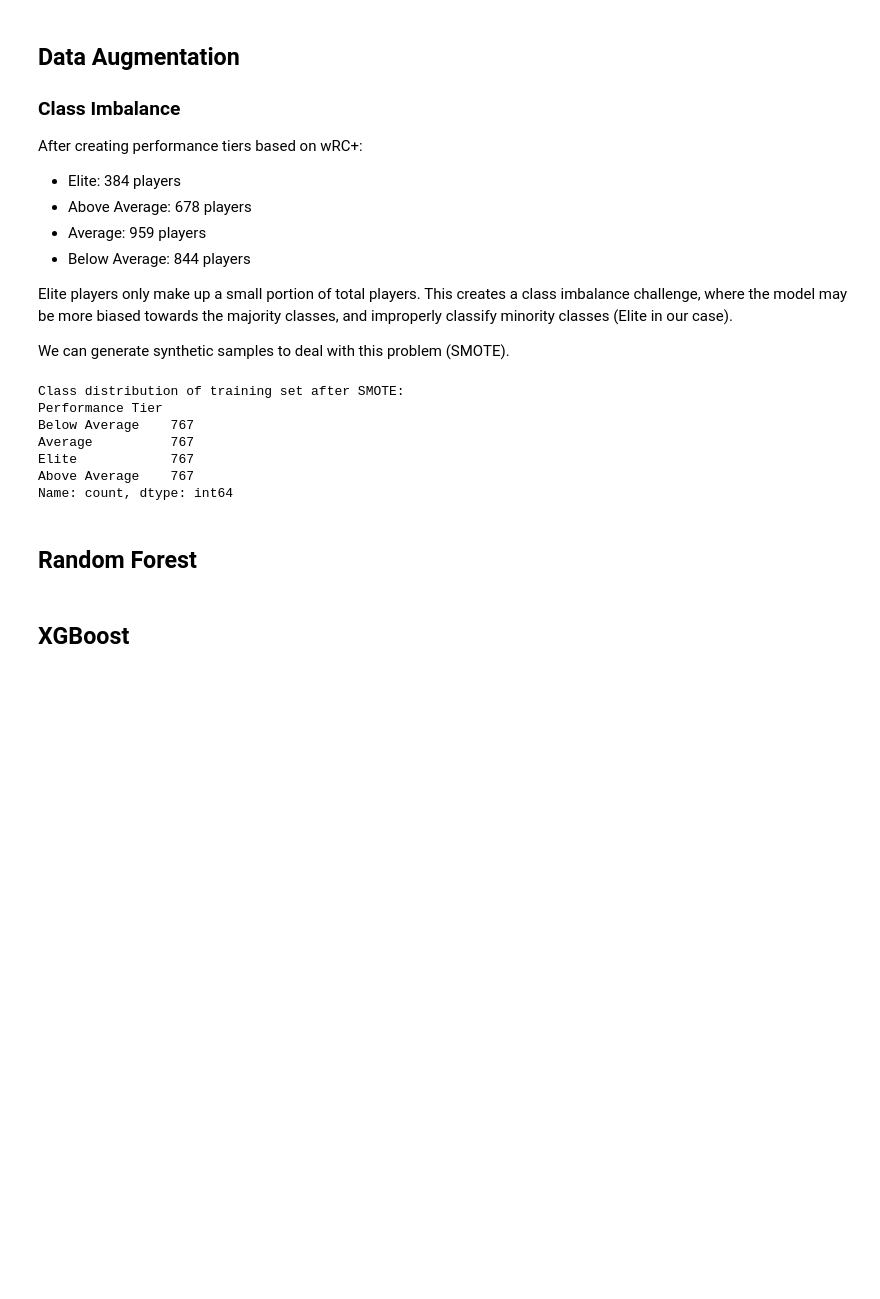
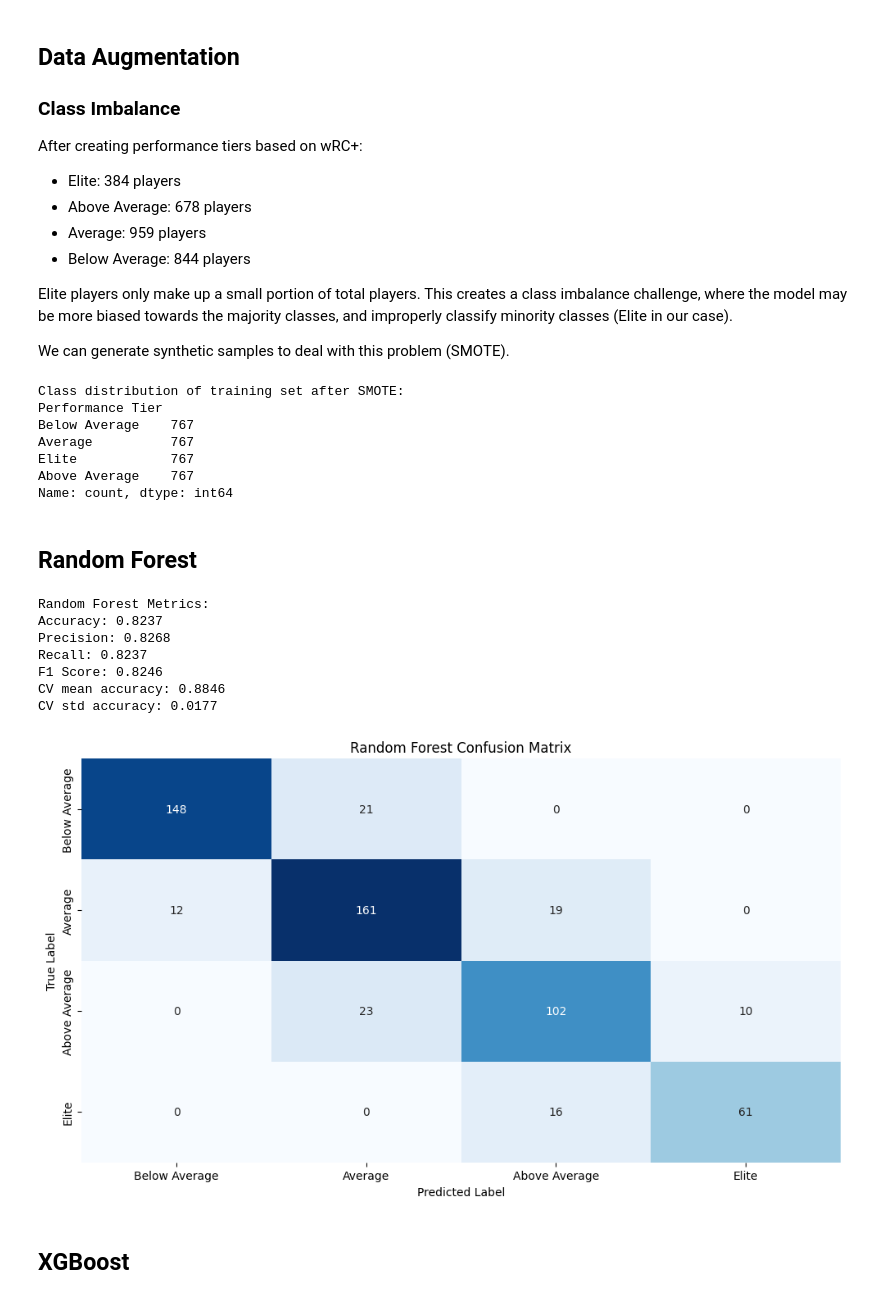
Before and after one commit to ichiro-wang/mlb-batting-analysis, a Jupyter notebook: notebooks/analysis.ipynb, the cells around one changed output. Drawn from its saved outputs; the diff is of its cells as text; code cells hidden in the pictures; blank space fills up the shorter version.

```diff
--- a/notebooks/analysis.ipynb
+++ b/notebooks/analysis.ipynb
@@ -827,20 +852,32 @@ Name: count, dtype: int64
 ## Random Forest
 # %%
 # make sure to use augmented training sets
-rf, metrics_rf, y_pred_rf = cf.evaluate_classifier(
-    type="rf",
+rf, metrics_rf, y_pred_rf = cf.evaluate_random_forest(
     X_train=X_resampled,
     X_test=X_test,
     y_train=y_resampled,
     y_test=y_test,
 )
 
-cf.show_classfication_metrics(metrics=metrics_rf, model="Random Forest")
+cf.show_classfication_metrics(metrics=metrics_rf, model_name="Random Forest")
 
-confusion_matrix_rf = cf.create_confusion_matrix(y_test=y_test, y_pred=y_pred_rf)
+confusion_matrix_rf = cf.create_confusion_matrix(
+    y_test=y_test, y_pred=y_pred_rf, label_order=tier_order
+)
 vis.plot_confusion_matrix(
-    cm=confusion_matrix_rf, title="Random Forest Confusion Matrix"
+    cm=confusion_matrix_rf,
+    label_order=tier_order,
+    title="Random Forest Confusion Matrix",
 )
+# %% [output]
+Random Forest Metrics:
+Accuracy: 0.8237
+Precision: 0.8268
+Recall: 0.8237
+F1 Score: 0.8246
+CV mean accuracy: 0.8846
+CV std accuracy: 0.0177
+[figure, added]
 # %% [markdown]
 ## XGBoost
 # %%
```
Also changed, not shown: parts of 11 cells of this notebook, 4 other files.
